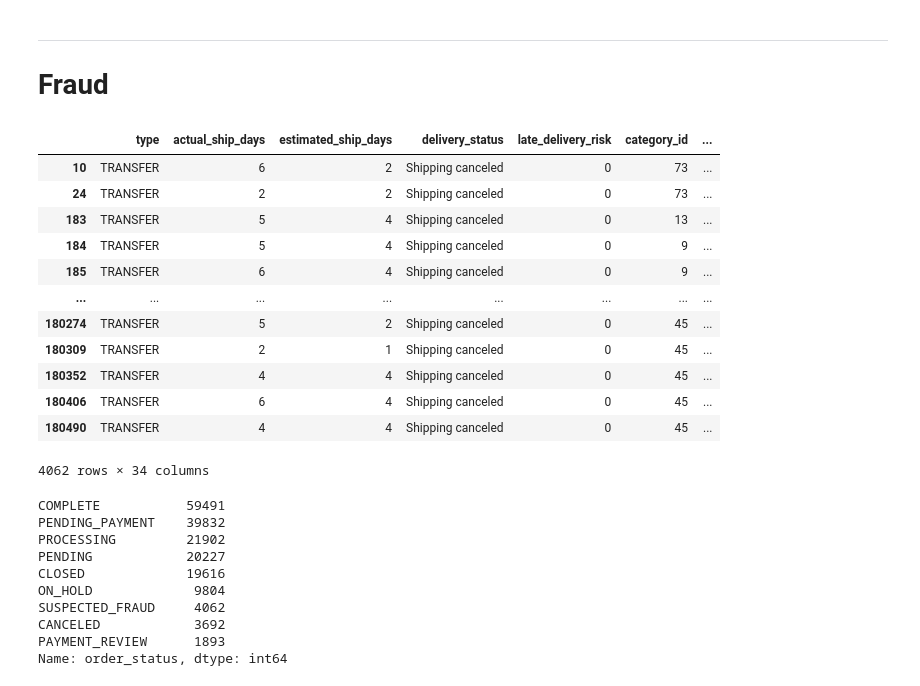
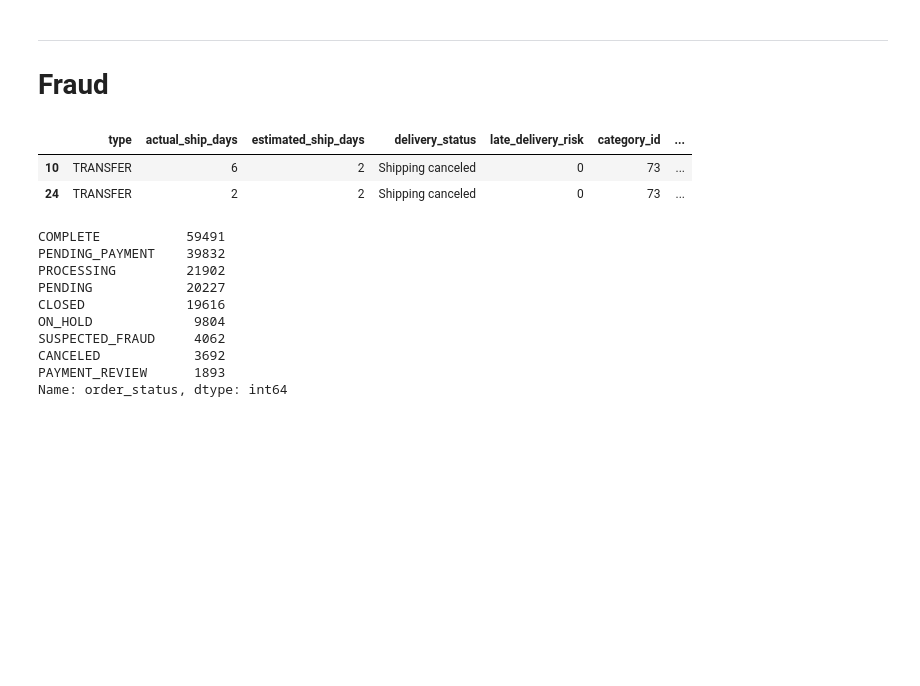
Before and after one commit to kokorikii/ACME-Shipping-Performance, a Jupyter notebook: 02_EDA.ipynb, the cells around one changed output. Saved outputs shown, nothing was run; the diff lists cells and outputs as text; code cells hidden in the pictures; blank space fills up the shorter version.

```diff
--- a/02_EDA.ipynb
+++ b/02_EDA.ipynb
@@ -46,12 +46,6 @@ memory usage: 42.7+ MB
 ---
 
 # Understanding Shipping Performance
-# %%
-# creating a ship performance metric which factors actual shipping days vs estimated
-df['ship_performance'] = df['actual_ship_days'] - df['estimated_ship_days']
-# %%
-# creating an ontime column. 0 = shipment was late, 1 = shipment arrived on or before estimated delivery date
-df['ontime'] = np.where(df['ship_performance'] < 1, 1 , 0)
 # %%
 # percentages for on time vs late shipping
 df['ontime'].value_counts(normalize = True)
@@ -75,25 +69,13 @@ Name: ship_performance, dtype: int64
 ---
 
 # Fraud
-# %%
-df['is_fraud'] = np.where(df['order_status'] == 'SUSPECTED_FRAUD', 1, 0,)
 # %%
 fraud = df[df['order_status'] == 'SUSPECTED_FRAUD']
-fraud
+fraud.head(2)
 # %% [output]
 |  | type | actual_ship_days | estimated_ship_days | delivery_status | late_delivery_risk | category_id | ... |
 | 10 | TRANSFER | 6 | 2 | Shipping canceled | 0 | 73 | ... |
 | 24 | TRANSFER | 2 | 2 | Shipping canceled | 0 | 73 | ... |
-| 183 | TRANSFER | 5 | 4 | Shipping canceled | 0 | 13 | ... |
-| 184 | TRANSFER | 5 | 4 | Shipping canceled | 0 | 9 | ... |
-| 185 | TRANSFER | 6 | 4 | Shipping canceled | 0 | 9 | ... |
-| ... | ... | ... | ... | ... | ... | ... | ... |
-| 180274 | TRANSFER | 5 | 2 | Shipping canceled | 0 | 45 | ... |
-| 180309 | TRANSFER | 2 | 1 | Shipping canceled | 0 | 45 | ... |
-| 180352 | TRANSFER | 4 | 4 | Shipping canceled | 0 | 45 | ... |
-| 180406 | TRANSFER | 6 | 4 | Shipping canceled | 0 | 45 | ... |
-| 180490 | TRANSFER | 4 | 4 | Shipping canceled | 0 | 45 | ... |
-4062 rows × 34 columns
 # %%
 df['order_status'].value_counts(normalize = False)
 # %% [output]
```
Also changed, not shown: parts of 3 cells of this notebook, 3 other files.
